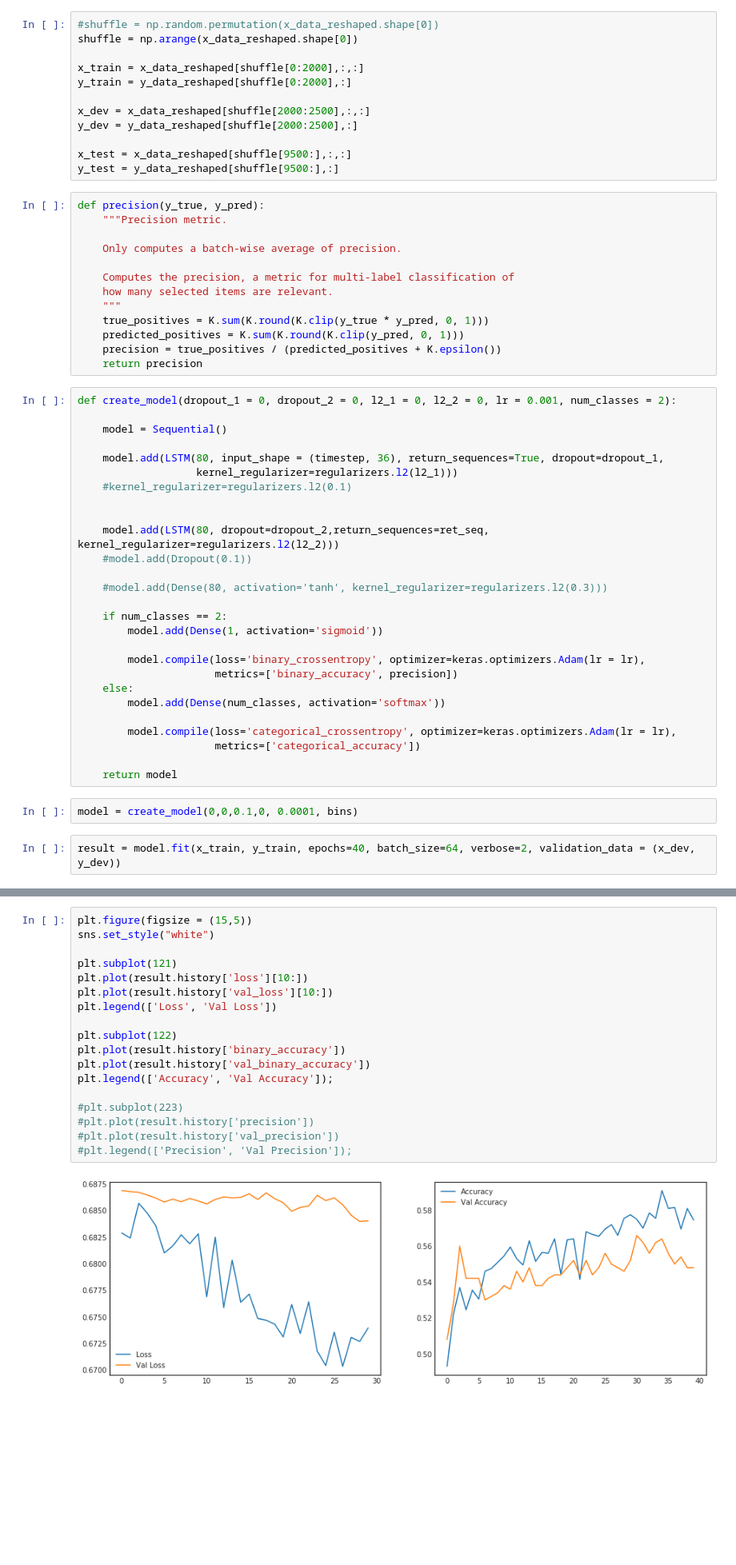
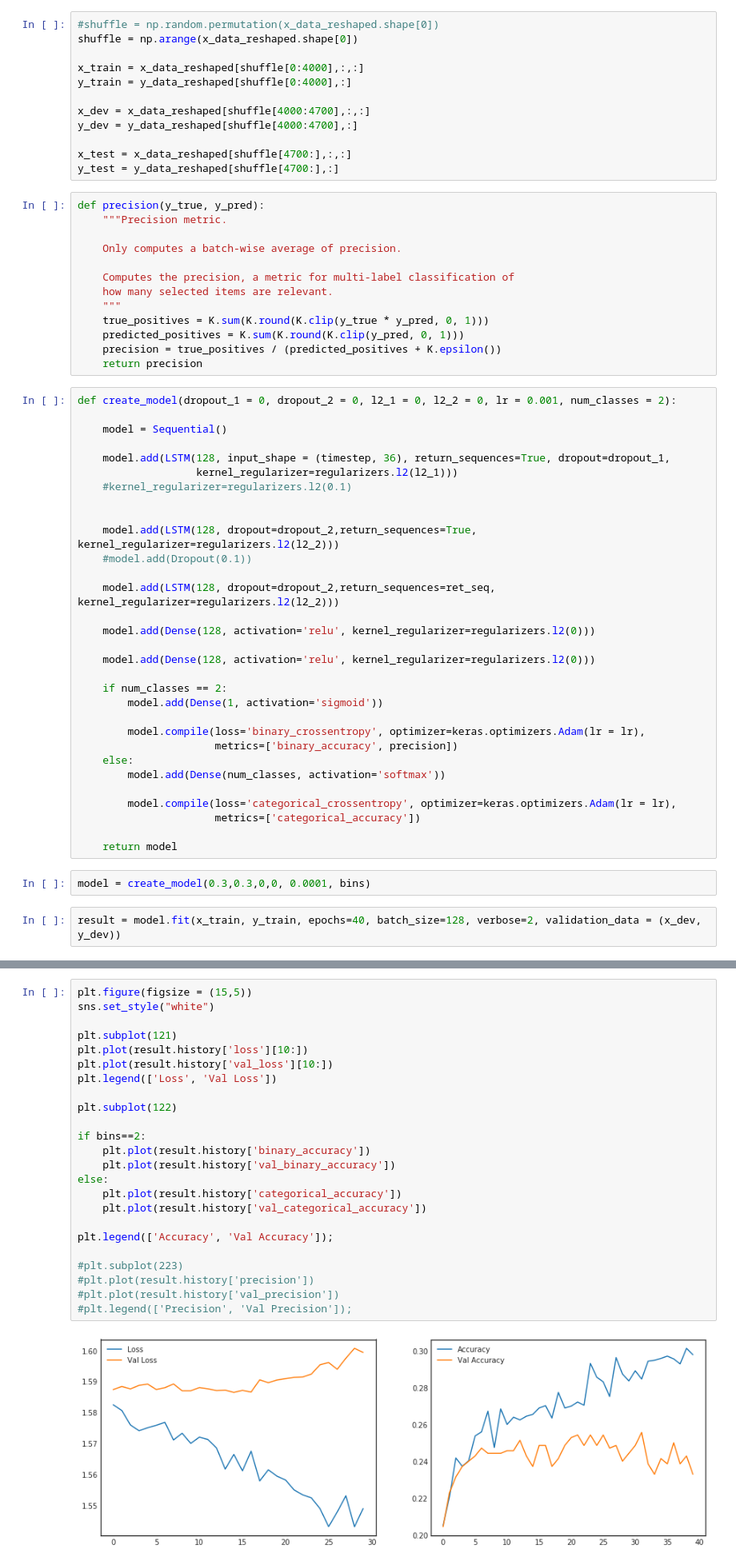
Before and after one commit to owenau/HK-Composite, a Jupyter notebook: HS Composite LSTM-Weekly.ipynb, the cells around one changed output, grey strips where cells are left out. Shown: that part at 80% size. Saved outputs shown, nothing was run; the diff lists cells and outputs as text; blank space fills up the shorter version.

```diff
--- a/HS Composite LSTM-Weekly.ipynb
+++ b/HS Composite LSTM-Weekly.ipynb
@@ -183,14 +183,14 @@ x_data_reshaped.shape
 #shuffle = np.random.permutation(x_data_reshaped.shape[0])
 shuffle = np.arange(x_data_reshaped.shape[0])
 
-x_train = x_data_reshaped[shuffle[0:2000],:,:]
-y_train = y_data_reshaped[shuffle[0:2000],:]
+x_train = x_data_reshaped[shuffle[0:4000],:,:]
+y_train = y_data_reshaped[shuffle[0:4000],:]
 
-x_dev = x_data_reshaped[shuffle[2000:2500],:,:]
-y_dev = y_data_reshaped[shuffle[2000:2500],:]
+x_dev = x_data_reshaped[shuffle[4000:4700],:,:]
+y_dev = y_data_reshaped[shuffle[4000:4700],:]
 
-x_test = x_data_reshaped[shuffle[9500:],:,:]
-y_test = y_data_reshaped[shuffle[9500:],:]
+x_test = x_data_reshaped[shuffle[4700:],:,:]
+y_test = y_data_reshaped[shuffle[4700:],:]
 # %%
 def precision(y_true, y_pred):
     """Precision metric.
@@ -209,15 +209,19 @@ def create_model(dropout_1 = 0, dropout_2 = 0, l2_1 = 0, l2_2 = 0, lr = 0.001, n
 
     model = Sequential()
 
-    model.add(LSTM(80, input_shape = (timestep, 36), return_sequences=True, dropout=dropout_1,
+    model.add(LSTM(128, input_shape = (timestep, 36), return_sequences=True, dropout=dropout_1,
                    kernel_regularizer=regularizers.l2(l2_1)))
     #kernel_regularizer=regularizers.l2(0.1)
 
 
-    model.add(LSTM(80, dropout=dropout_2,return_sequences=ret_seq, kernel_regularizer=regularizers.l2(l2_2)))
+    model.add(LSTM(128, dropout=dropout_2,return_sequences=True, kernel_regularizer=regularizers.l2(l2_2)))
     #model.add(Dropout(0.1))
 
-    #model.add(Dense(80, activation='tanh', kernel_regularizer=regularizers.l2(0.3)))
+    model.add(LSTM(128, dropout=dropout_2,return_sequences=ret_seq, kernel_regularizer=regularizers.l2(l2_2)))
+
+    model.add(Dense(128, activation='relu', kernel_regularizer=regularizers.l2(0)))
+
+    model.add(Dense(128, activation='relu', kernel_regularizer=regularizers.l2(0)))
 
     if num_classes == 2:
         model.add(Dense(1, activation='sigmoid'))
@@ -232,7 +236,7 @@ def create_model(dropout_1 = 0, dropout_2 = 0, l2_1 = 0, l2_2 = 0, lr = 0.001, n
 
     return model
 # %%
-model = create_model(0,0,0.1,0, 0.0001, bins)
+model = create_model(0.3,0.3,0,0, 0.0001, bins)
 # %%
-result = model.fit(x_train, y_train, epochs=40, batch_size=64, verbose=2, validation_data = (x_dev, y_dev))
+result = model.fit(x_train, y_train, epochs=40, batch_size=128, verbose=2, validation_data = (x_dev, y_dev))
 # %% [output]
@@ -277,23 +280,29 @@ avg / total       1.00      1.00      1.00       600
 # %%
 plt.figure(figsize = (15,5))
 sns.set_style("white")
 
 plt.subplot(121)
 plt.plot(result.history['loss'][10:])
 plt.plot(result.history['val_loss'][10:])
 plt.legend(['Loss', 'Val Loss'])
 
 plt.subplot(122)
-plt.plot(result.history['binary_accuracy'])
-plt.plot(result.history['val_binary_accuracy'])
+
+if bins==2:
+    plt.plot(result.history['binary_accuracy'])
+    plt.plot(result.history['val_binary_accuracy'])
+else:
+    plt.plot(result.history['categorical_accuracy'])
+    plt.plot(result.history['val_categorical_accuracy'])
+
 plt.legend(['Accuracy', 'Val Accuracy']);
 
 #plt.subplot(223)
 #plt.plot(result.history['precision'])
 #plt.plot(result.history['val_precision'])
 #plt.legend(['Precision', 'Val Precision']);
 # %% [output]
-[figure, old version]
+[figure, new version]
 # %%
 y_pred = model.predict(x_train)
 metrics.confusion_matrix(y_train, np.round(y_pred))
```
Also changed, not shown: parts of 7 cells of this notebook.
